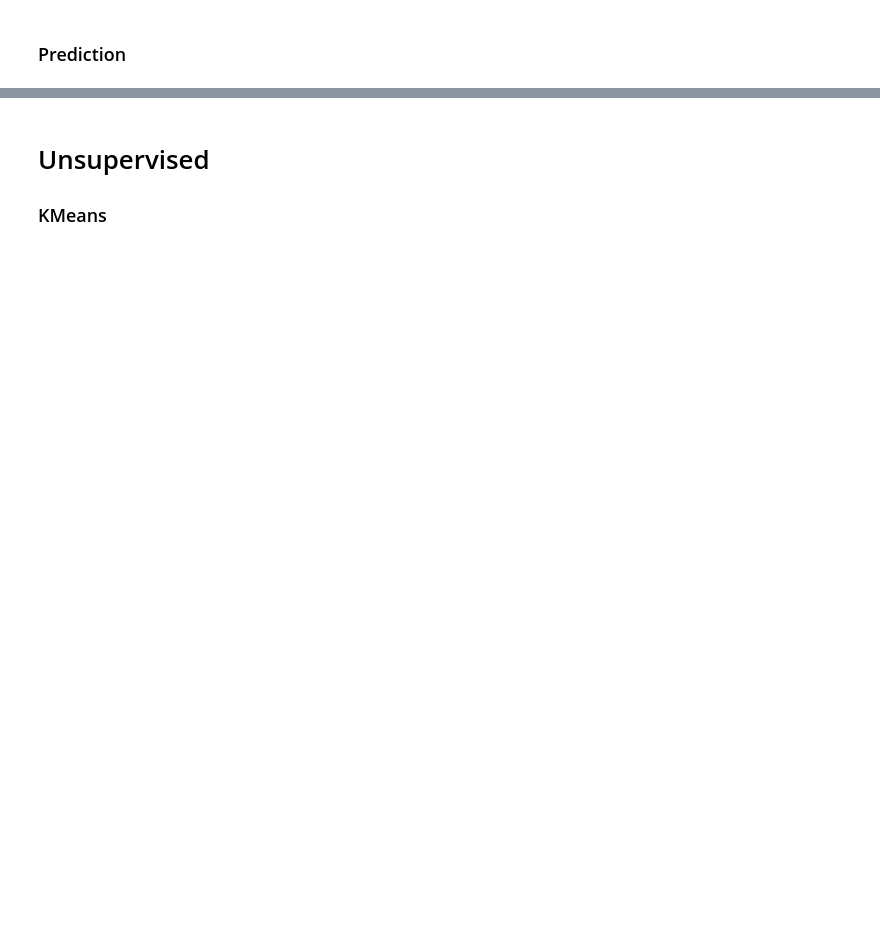
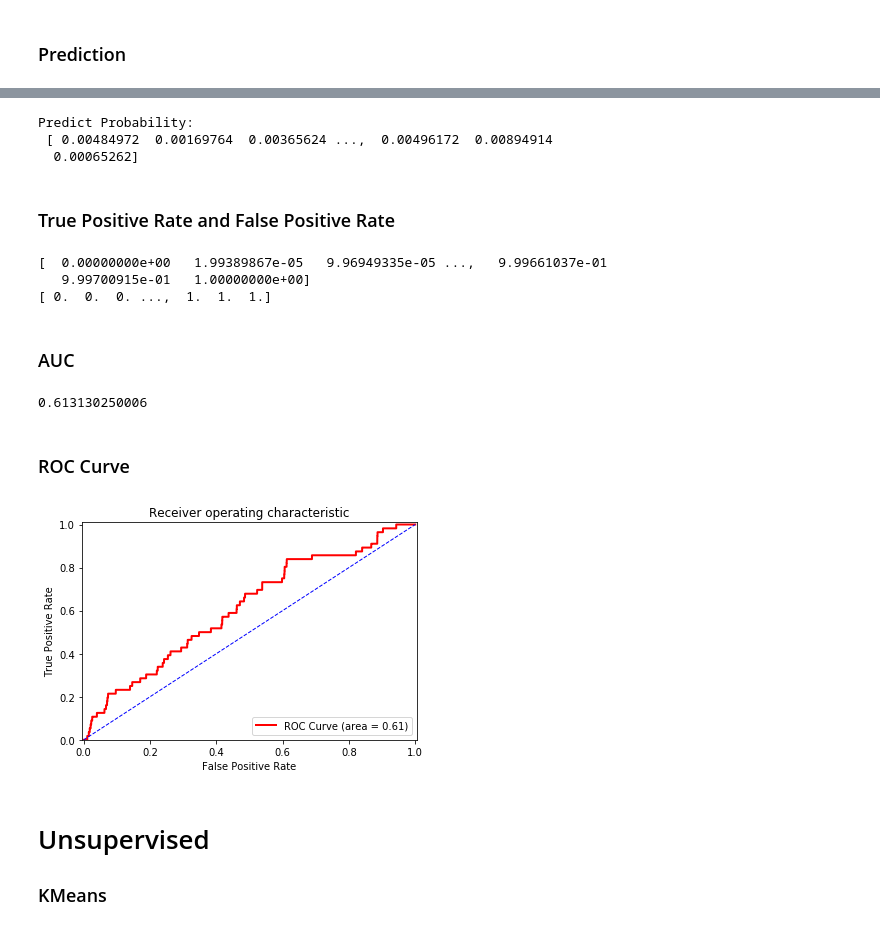
Before and after one commit to dannypadilla/la-sheriff-crimes, a Jupyter notebook: sheriff-crime-data.ipynb, the cells around one changed output, grey strips where cells are left out. Saved outputs shown, nothing was run; the diff lists cells and outputs as text; code cells hidden in the pictures; blank space fills up the shorter version.

```diff
--- a/sheriff-crime-data.ipynb
+++ b/sheriff-crime-data.ipynb
@@ -357,6 +364,6 @@ print(y_test.shape)
 # %%
-knn = KNeighborsClassifier(n_jobs=-1,n_neighbors = 15)
-knn.fit(X_train, y_train)
+#knn = KNeighborsClassifier(n_jobs=-1,n_neighbors = 15)
+#knn.fit(X_train, y_train)
 # %% [output]
 KNeighborsClassifier(algorithm='auto', leaf_size=30, metric='minkowski',
            metric_params=None, n_jobs=-1, n_neighbors=15, p=2,
@@ -430,3 +449,55 @@ Random Forest:  0.189229022685
+# %%
+# Estimating the probability (likelihood) of Each Label:
+y_log_reg_predict_prob = log_reg.predict_proba(X_test)
+print("\nPredict Probability:\n", y_log_reg_predict_prob[:,1])
+# %% [output]
+Predict Probability:
+ [ 0.00484972  0.00169764  0.00365624 ...,  0.00496172  0.00894914
+  0.00065262]
+# %% [markdown]
+### True Positive Rate and False Positive Rate
+# %%
+fpr, tpr, thresholds = metrics.roc_curve(y_test, y_log_reg_predict_prob[:,1], pos_label=1)
+
+print(fpr)
+print(tpr)
+# %% [output]
+[  0.00000000e+00   1.99389867e-05   9.96949335e-05 ...,   9.99661037e-01
+   9.99700915e-01   1.00000000e+00]
+[ 0.  0.  0. ...,  1.  1.  1.]
+# %% [markdown]
+### AUC
+# %%
+# AUC
+AUC = metrics.auc(fpr, tpr)
+print(AUC)
+# %% [output]
+0.613130250006
+# %% [markdown]
+### ROC Curve
+# %%
+plt.figure()
+
+# Roc Curve:
+plt.plot(fpr, tpr, color='red', lw=2,
+         label='ROC Curve (area = %0.2f)' % AUC)
+
+# Random Guess line:
+plt.plot([0, 1], [0, 1], color='blue', lw=1, linestyle='--')
+
+# Defining The Range of X-Axis and Y-Axis:
+plt.xlim([-0.005, 1.005])
+plt.ylim([0.0, 1.01])
+
+# Labels, Title, Legend:
+plt.xlabel('False Positive Rate')
+plt.ylabel('True Positive Rate')
+plt.title('Receiver operating characteristic')
+plt.legend(loc="lower right")
+
+plt.show()
+# %% [output]
+[figure, added]
 # %% [markdown]
 # Unsupervised
 ### KMeans
```
Also changed, not shown: parts of 49 cells of this notebook.
